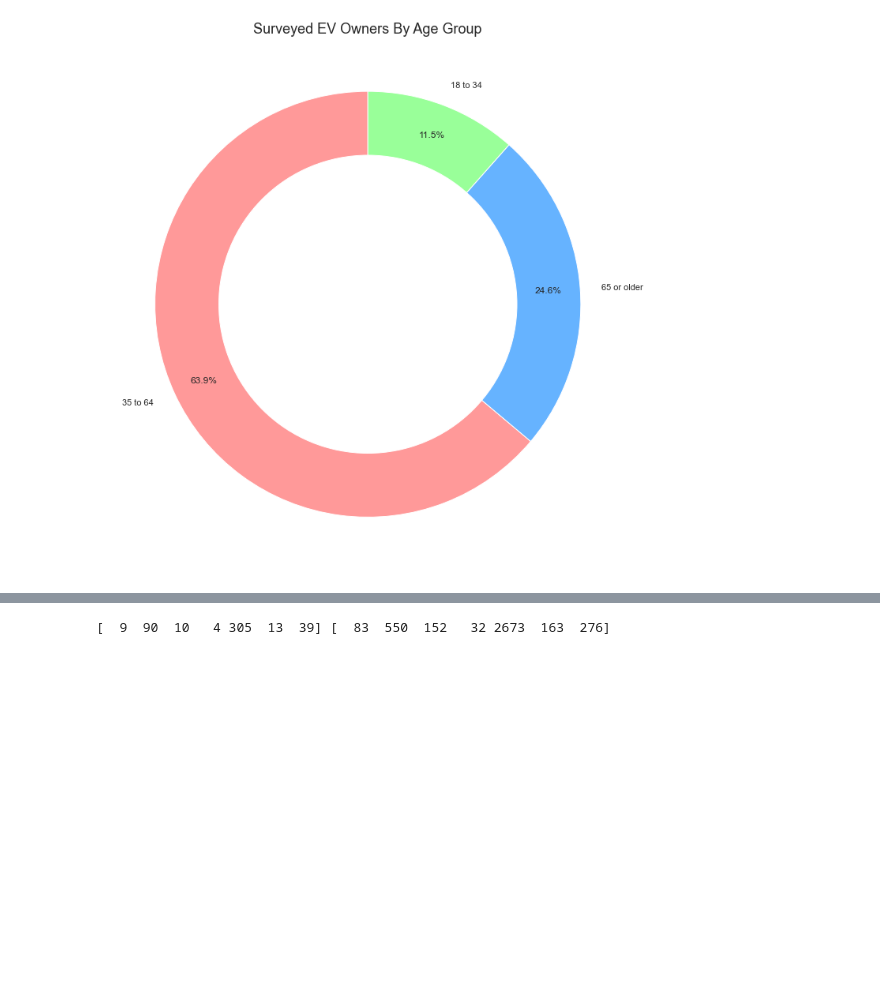
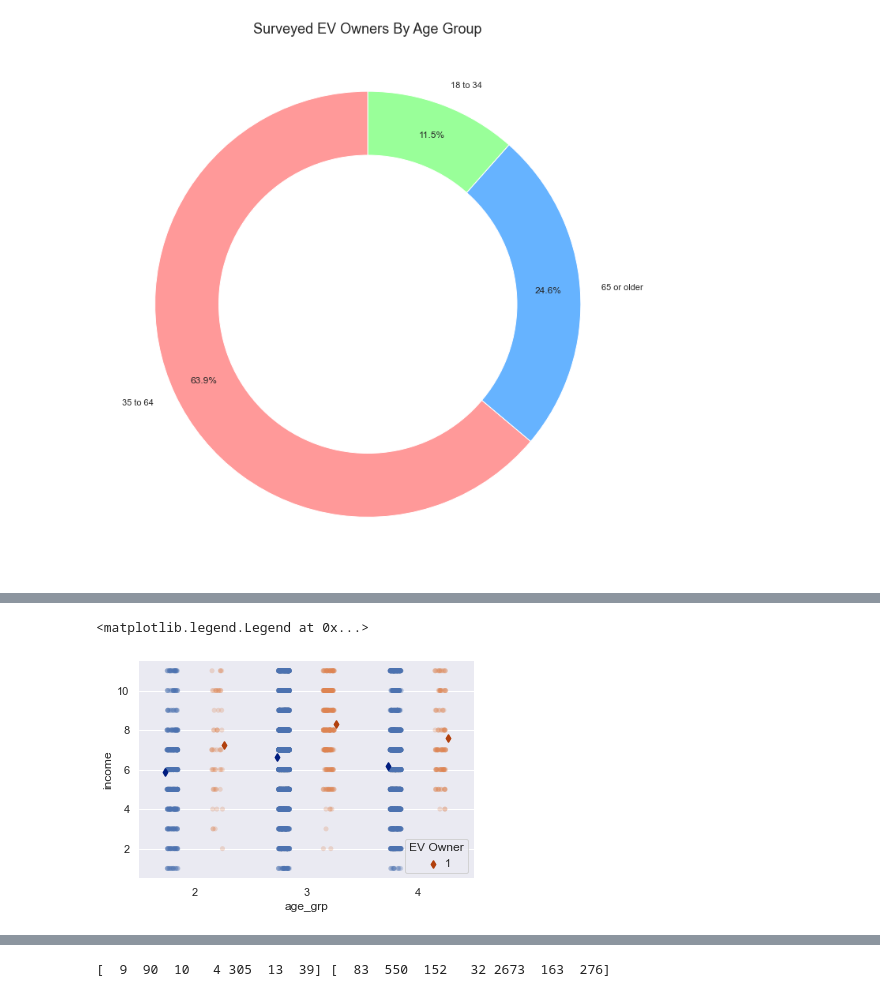
Before and after one commit to RussellShelley/Energy_Analysis, a Jupyter notebook: Visualization/python_analytics.ipynb, the cells around one changed output, grey strips where cells are left out. Saved outputs shown, nothing was run; the diff lists cells and outputs as text; code cells hidden in the pictures; blank space fills up the shorter version.

```diff
--- a/Visualization/python_analytics.ipynb
+++ b/Visualization/python_analytics.ipynb
@@ -630,0 +681,27 @@ plt.show()
+# %%
+
+# "Melt" the dataset to "long-form" or "tidy" representation
+#iris = pd.melt(iris, "species", var_name="measurement")
+#data=pd.melt(respondent_merged_df,)
+data= respondent_merged_df
+# Initialize the figure
+f, ax = plt.subplots()
+sns.despine(bottom=True, left=True)
+
+# Show each observation with a scatterplot
+sns.stripplot(x="age_grp", y="income", hue="PEV owner",
+              data=data, dodge=True, alpha=.25, zorder=1)
+
+# Show the conditional means
+sns.pointplot(x="age_grp", y="income", hue="PEV owner",
+              data=data, dodge=.532, join=False, palette="dark",
+              markers="d", scale=.75, ci=None)
+
+# Improve the legend
+handles, labels = ax.get_legend_handles_labels()
+ax.legend(handles[3:], labels[3:], title="EV Owner",
+          handletextpad=0, columnspacing=1,
+          loc="lower right", ncol=3, frameon=True)
+# %% [output]
+<matplotlib.legend.Legend at 0x...>
+[figure, added]
```
Also changed, not shown: parts of 9 cells of this notebook.
